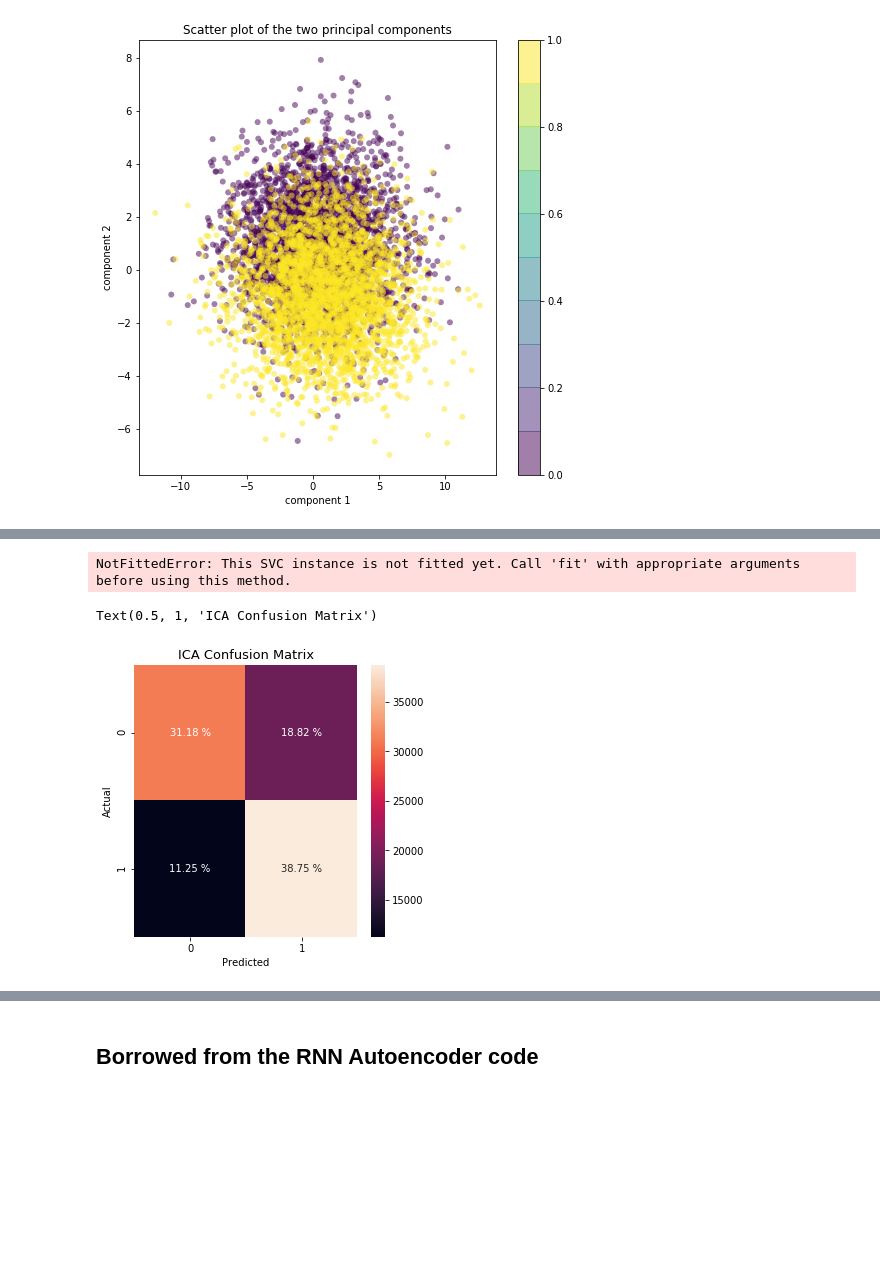
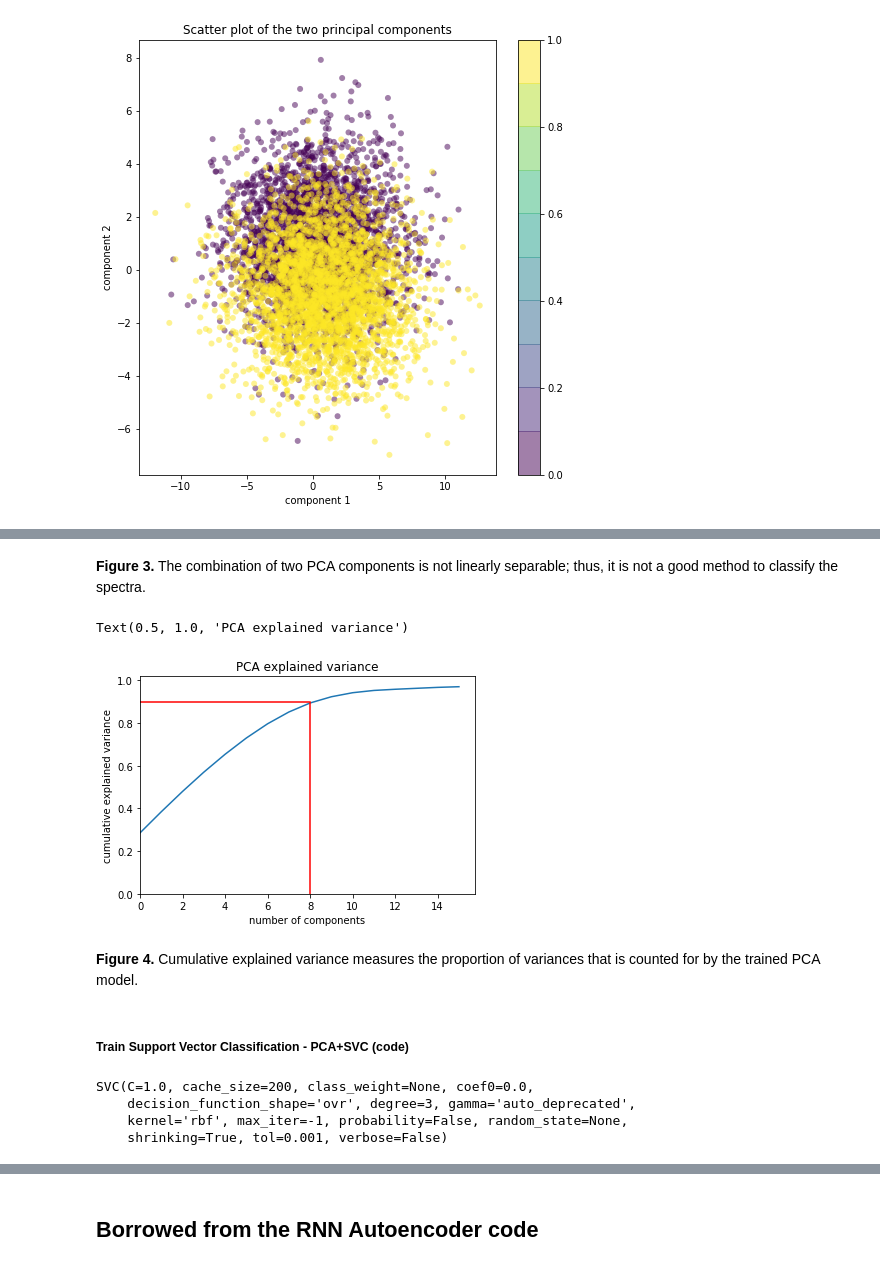
Before and after one commit to techtana/EELS_SFO, a Jupyter notebook: Machine learning classification of oxidation states in strontium iron oxide based on electron energy loss spectra.ipynb, the cells around one changed output, grey strips where cells are left out. Cells and saved outputs as stored; diff of their text form; code cells hidden in the pictures; blank space fills up the shorter version.

Commit message:
mod master text

```diff
--- a/Machine learning classification of oxidation states in strontium iron oxide based on electron energy loss spectra.ipynb
+++ b/Machine learning classification of oxidation states in strontium iron oxide based on electron energy loss spectra.ipynb
@@ -623,16 +498,3 @@ plt.colorbar();
 # %% [output]
 (87000, 93000)
 [figure]
-# %%
-import sklearn
-numPCAcomp=4
-container = list()
-for k in range(len(data_comb_o)):
-    sha = data_comb_o.shape
-    pca = sklearn.decomposition.PCA(n_components=numPCAcomp)
-    PCA = pca.fit(data_ana)
-PCAembeddings = projected.transform(data_ana.reshape((-1,sha[2])))[:, 0:numPCAcomp].reshape((sha[0],sha[1],-1))
-    container.append(PCAembeddings)
-    plt.plot(np.cumsum(pca.explained_variance_ratio_))
-    plt.xlabel('number of components')
-    plt.ylabel('cumulative explained variance')
@@ -857,7 +500,0 @@ trainy4 = y4[50000:130000]
-# %%
-from sklearn.metrics import classification_report,confusion_matrix
-from sklearn.svm import SVC
-model4 = SVC()
-model4.fit(trainx4, trainy4)
-# %% [output]
-NotFittedError: This SVC instance is not fitted yet. Call 'fit' with appropriate arguments before using this method.
@@ -867,11 +501,19 @@ cm4 = confusion_matrix(testy4,predictions4)
-# %%
-import seaborn as sn
-df_cm = pd.DataFrame(cm4)
-plt.figure(figsize = (5,5))
-ax = sn.heatmap(df_cm, annot=True, fmt='.1f')
-for t in ax.texts: t.set_text(str(round(int(float(t.get_text()))/predictions4.shape[0]*100, 2)) + " %")
-ax.set(xlabel='Predicted', ylabel='Actual')
-ax.set_title("ICA Confusion Matrix", fontsize=13)
-# %% [output]
-Text(0.5, 1, 'ICA Confusion Matrix')
-[figure, removed]
+# %% [markdown]
+**Figure 3.** The combination of two PCA components is not linearly separable; thus, it is not a good method to classify the spectra.
+# %%
+# visualize Cumulative explained variance
+plt.plot(np.cumsum(pca.explained_variance_ratio_))
+plt.plot([0,8],[0.9,0.9], color="red")
+plt.plot([8,8],[0,np.cumsum(pca.explained_variance_ratio_)[8]], color="red")
+plt.xlim(0)
+plt.ylim(0)
+plt.xlabel('number of components')
+plt.ylabel('cumulative explained variance')
+plt.title("PCA explained variance")
+# %% [output]
+Text(0.5, 1.0, 'PCA explained variance')
+[figure, added]
+# %% [markdown]
+**Figure 4.** Cumulative explained variance measures the proportion of variances that is counted for by the trained PCA model.
+# %% [markdown]
+##### Train Support Vector Classification - PCA+SVC (code)
@@ -877,0 +530,11 @@ Text(0.5, 1, 'ICA Confusion Matrix')
+# %%
+# setup and train Support Vector Machine
+from sklearn.metrics import classification_report,confusion_matrix
+from sklearn.svm import SVC
+model = SVC()
+model.fit(trainx, trainy)
+# %% [output]
+SVC(C=1.0, cache_size=200, class_weight=None, coef0=0.0,
+    decision_function_shape='ovr', degree=3, gamma='auto_deprecated',
+    kernel='rbf', max_iter=-1, probability=False, random_state=None,
+    shrinking=True, tol=0.001, verbose=False)
```
Also changed, not shown: parts of 121 cells of this notebook.
